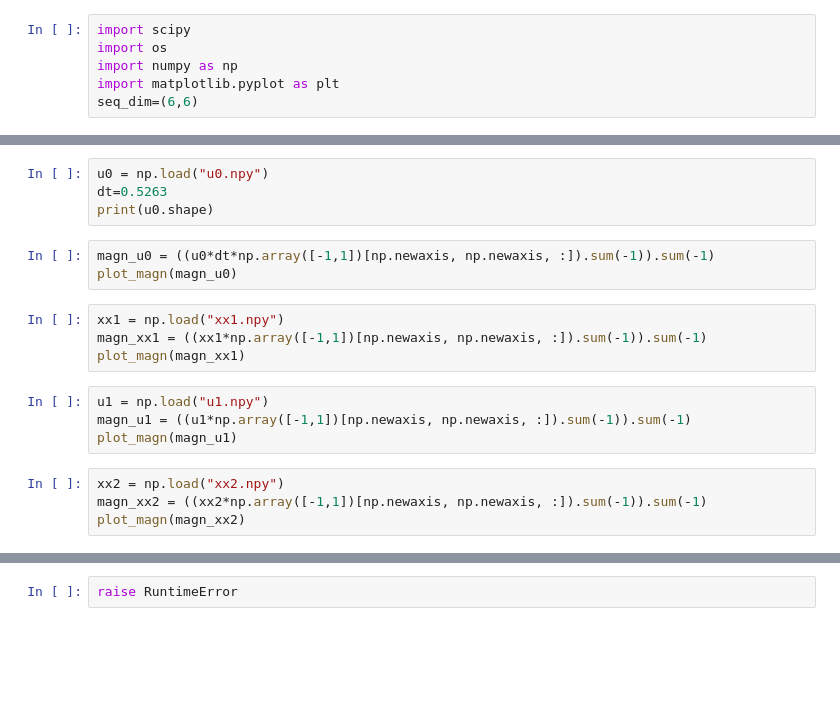
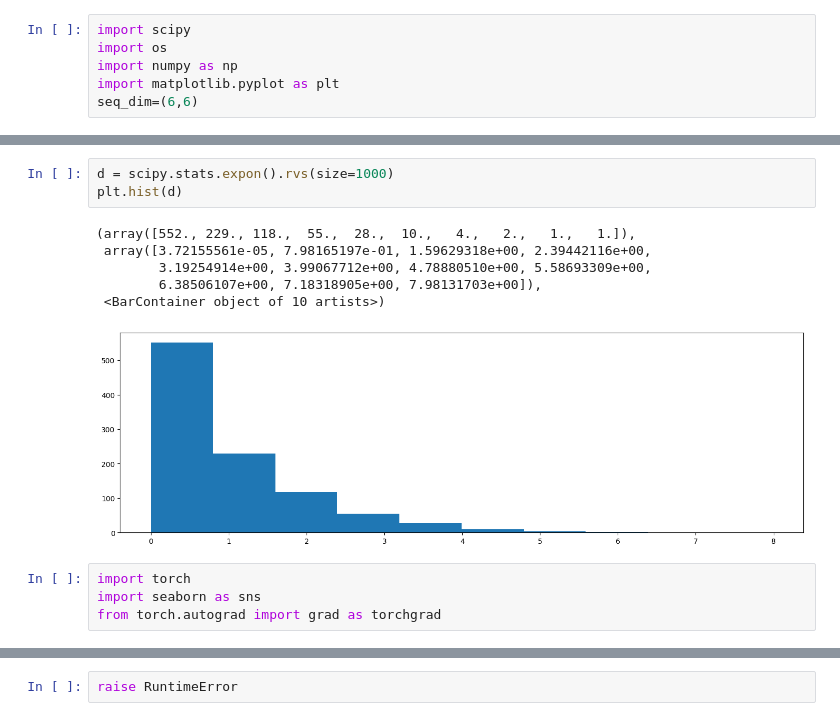
Before and after one commit to tuoping/alchemicalFES, a Jupyter notebook: testTempDiffusion.ipynb, the cells around one changed output, grey strips where cells are left out. Saved outputs shown, nothing was run; the diff lists cells and outputs as text; blank space fills up the shorter version.

```diff
--- a/testTempDiffusion.ipynb
+++ b/testTempDiffusion.ipynb
@@ -198,19 +7,14 @@ plot_magn(magn_xx0)
-# %%
-u0 = np.load("u0.npy")
-dt=0.5263
-print(u0.shape)
-# %%
-magn_u0 = ((u0*dt*np.array([-1,1])[np.newaxis, np.newaxis, :]).sum(-1)).sum(-1)
-plot_magn(magn_u0)
-# %%
-xx1 = np.load("xx1.npy")
-magn_xx1 = ((xx1*np.array([-1,1])[np.newaxis, np.newaxis, :]).sum(-1)).sum(-1)
-plot_magn(magn_xx1)
-# %%
-u1 = np.load("u1.npy")
-magn_u1 = ((u1*np.array([-1,1])[np.newaxis, np.newaxis, :]).sum(-1)).sum(-1)
-plot_magn(magn_u1)
-# %%
-xx2 = np.load("xx2.npy")
-magn_xx2 = ((xx2*np.array([-1,1])[np.newaxis, np.newaxis, :]).sum(-1)).sum(-1)
-plot_magn(magn_xx2)
+# %%
+d = scipy.stats.expon().rvs(size=1000)
+plt.hist(d)
+# %% [output]
+(array([552., 229., 118.,  55.,  28.,  10.,   4.,   2.,   1.,   1.]),
+ array([3.72155561e-05, 7.98165197e-01, 1.59629318e+00, 2.39442116e+00,
+        3.19254914e+00, 3.99067712e+00, 4.78880510e+00, 5.58693309e+00,
+        6.38506107e+00, 7.18318905e+00, 7.98131703e+00]),
+ <BarContainer object of 10 artists>)
+[figure, added]
+# %%
+import torch
+import seaborn as sns
+from torch.autograd import grad as torchgrad
```
Also changed, not shown: parts of 74 cells of this notebook, 13 other files.
